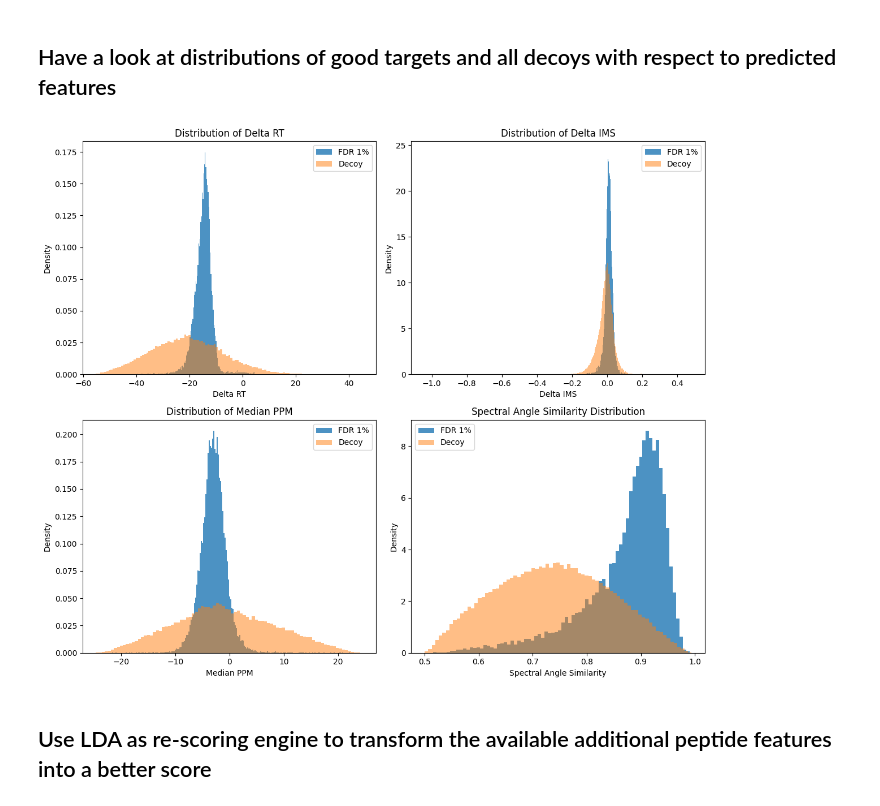
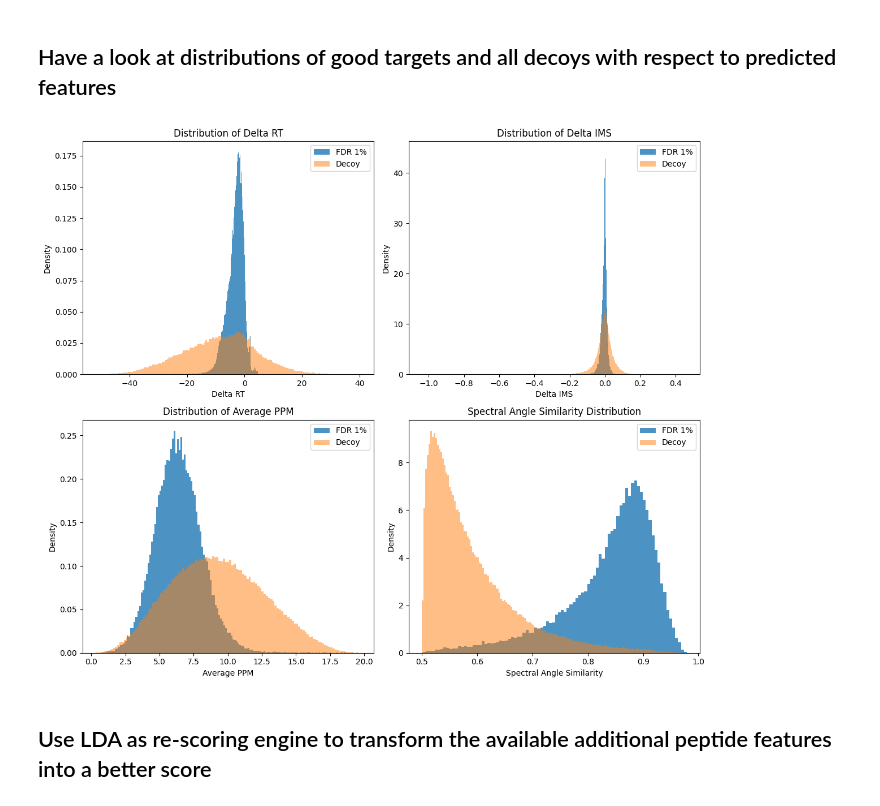
Before and after one commit to theGreatHerrLebert/sagepy, a Jupyter notebook: sagepy/examples/rescoring/rescoring.ipynb, the cells around one changed output. Saved outputs shown, nothing was run; the diff lists cells and outputs as text; code cells hidden in the pictures.

```diff
--- a/sagepy/examples/rescoring/rescoring.ipynb
+++ b/sagepy/examples/rescoring/rescoring.ipynb
@@ -15,20 +15,19 @@ This is the follow-up notebook of the "property_prediction" notebook. If you hav
 # %%
 import os
 import pandas as pd
-from sagepy.core.scoring import json_bin_to_psms
-from sagepy.utility import peptide_spectrum_match_collection_to_pandas
+from sagepy.utility import psm_collection_to_pandas, decompress_psms
 from sagepy.qfdr.tdc import target_decoy_competition_pandas
 
 # read the binary matches from disk
-f = open(os.path.join("/path/to/psms.bin"), 'rb')
+f = open(os.path.join("/media/hd01/CCSPred/HELA-GRAD110/imspy/total_psms.bin"), 'rb')
 data = f.read()
 f.close()
 
 # convert binary file to PSM objects
-PSM = json_bin_to_psms(data)
+PSM = decompress_psms(data)
 
 # translate the collection of PSMs to pandas table
-PSM_pandas = peptide_spectrum_match_collection_to_pandas(PSM)
+PSM_pandas = psm_collection_to_pandas(PSM)
 # %% [markdown]
 ## Plot the raw scores
 # %%
@@ -63,62 +53,58 @@ from sagepy.qfdr.tdc import target_decoy_competition_pandas
 # target decoy competition, translating raw-scores to q-values
 TDC_pandas = target_decoy_competition_pandas(
     PSM_pandas,
-    score="score",
+    score="hyperscore",
     method="peptide_psm_peptide",
 )
 
-TDC_pandas = pd.merge(TDC_pandas.drop(columns=["score"]),
-                      PSM_pandas.drop(columns=["q_value"]), on=["spec_idx", "match_idx", "decoy"])
+TDC_pandas = pd.merge(TDC_pandas.drop(columns=["hyperscore"]),
+                      PSM_pandas, on=["spec_idx", "match_idx", "decoy"])
 # %%
 # we can select target hits with a q-value of 0.01, translating to 1 percent FDR
 FDR_1_percent = TDC_pandas[(TDC_pandas.q_value <= 0.01) & (TDC_pandas.decoy == False)]
 # %% [markdown]
 ## Have a look at distributions of good targets and all decoys with respect to predicted features
 # %%
-from sagepy.rescore.utility import cosim_to_spectral_angle_sim
-
 # 2x2 figure layout for delta-rt, delta-ims, median-ppm, and spectral-angle features target good vs decoy all
 fig, axs = plt.subplots(2, 2, figsize=(12, 10))
 
 # Panel 1: delta_rt
 axs[0, 0].hist(FDR_1_percent['delta_rt'], bins="auto", alpha=.8, density=True, label="FDR 1%")
 axs[0, 0].hist(DECOY['delta_rt'], bins="auto", alpha=.5, density=True, label="Decoy")
 axs[0, 0].set_title("Distribution of Delta RT")
 axs[0, 0].set_xlabel("Delta RT")
 axs[0, 0].set_ylabel("Density")
 axs[0, 0].legend()
 
 # Panel 2: delta_ims
 axs[0, 1].hist(FDR_1_percent['delta_ims'], bins="auto", alpha=.8, density=True, label="FDR 1%")
 axs[0, 1].hist(DECOY['delta_ims'], bins="auto", alpha=.5, density=True, label="Decoy")
 axs[0, 1].set_title("Distribution of Delta IMS")
 axs[0, 1].set_xlabel("Delta IMS")
 axs[0, 1].set_ylabel("Density")
 axs[0, 1].legend()
 
 # Panel 3: median_ppm
-axs[1, 0].hist(FDR_1_percent['median_ppm'], bins="auto", alpha=.8, density=True, label="FDR 1%")
-axs[1, 0].hist(DECOY['median_ppm'], bins="auto", alpha=.5, density=True, label="Decoy")
-axs[1, 0].set_title("Distribution of Median PPM")
-axs[1, 0].set_xlabel("Median PPM")
+axs[1, 0].hist(FDR_1_percent['average_ppm'], bins="auto", alpha=.8, density=True, label="FDR 1%")
+axs[1, 0].hist(DECOY['average_ppm'], bins="auto", alpha=.5, density=True, label="Decoy")
+axs[1, 0].set_title("Distribution of Average PPM")
+axs[1, 0].set_xlabel("Average PPM")
 axs[1, 0].set_ylabel("Density")
 axs[1, 0].legend()
 
 # Panel 4: cosine_similarity converted to spectral angle sim
-fdr_cosine_sim = [cosim_to_spectral_angle_sim(s) for s in FDR_1_percent['cosine_similarity']]
-decoy_cosine_sim = [cosim_to_spectral_angle_sim(s) for s in DECOY['cosine_similarity']]
-axs[1, 1].hist(fdr_cosine_sim, bins="auto", alpha=.8, density=True, label="FDR 1%")
-axs[1, 1].hist(decoy_cosine_sim, bins="auto", alpha=.5, density=True, label="Decoy")
+axs[1, 1].hist(FDR_1_percent.spectral_angle_similarity, bins="auto", alpha=.8, density=True, label="FDR 1%")
+axs[1, 1].hist(DECOY.spectral_angle_similarity, bins="auto", alpha=.5, density=True, label="Decoy")
 axs[1, 1].set_title("Spectral Angle Similarity Distribution")
 axs[1, 1].set_xlabel("Spectral Angle Similarity")
 axs[1, 1].set_ylabel("Density")
 axs[1, 1].legend()
 
 # Adjust layout for better spacing
 plt.tight_layout()
 plt.show()
 # %% [output]
-[figure, old version]
+[figure, new version]
 # %% [markdown]
 ## Use LDA as re-scoring engine to transform the available additional peptide features into a better score
 # %%
```
Also changed, not shown: parts of 4 cells of this notebook, 4 other files.
